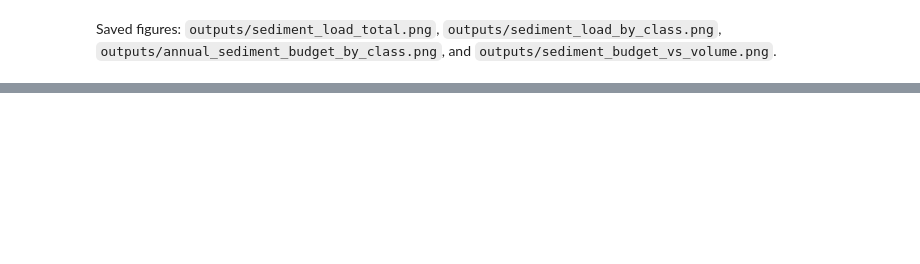
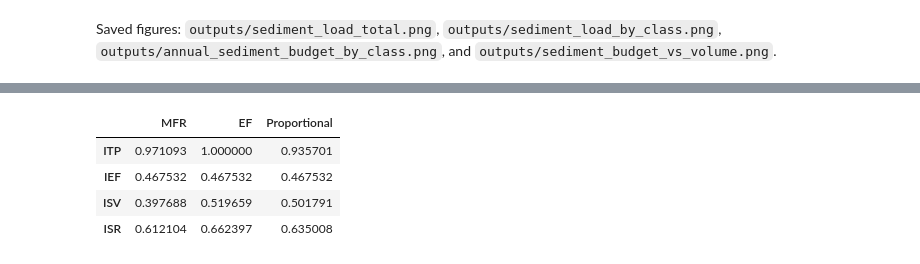
Before and after one commit to sara-acqua/sarawater, a Jupyter notebook: tutorials/tutorial_3_sediment_transport/tutorial_3_sediment_transport.ipynb, the cells around one changed output, grey strips where cells are left out. Saved outputs shown, nothing was run; the diff lists cells and outputs as text; code cells hidden in the pictures; blank space fills up the shorter version.

Commit message:
update sediment transport tutorial

```diff
--- a/tutorials/tutorial_3_sediment_transport/tutorial_3_sediment_transport.ipynb
+++ b/tutorials/tutorial_3_sediment_transport/tutorial_3_sediment_transport.ipynb
@@ -390,0 +442,22 @@ plotter.plot_sediment_budget_vs_volume(save=True)
+# %%
+for scenario in my_reach.scenarios:
+    scenario.compute_sediment_indices()
+
+indices_table = pd.DataFrame(
+    {
+        scenario.name: {
+            "ITP": scenario.sediment_indices.ITP,
+            "IEF": scenario.sediment_indices.IEF,
+            "ISV": scenario.sediment_indices.ISV,
+            "ISR": scenario.sediment_indices.ISR,
+        }
+        for scenario in my_reach.scenarios
+    }
+)
+indices_table
+# %% [output]
+|  | MFR | EF | Proportional |
+| ITP | 0.971093 | 1.000000 | 0.935701 |
+| IEF | 0.467532 | 0.467532 | 0.467532 |
+| ISV | 0.397688 | 0.519659 | 0.501791 |
+| ISR | 0.612104 | 0.662397 | 0.635008 |
```
Also changed, not shown: parts of 29 cells of this notebook, 6 other files.
